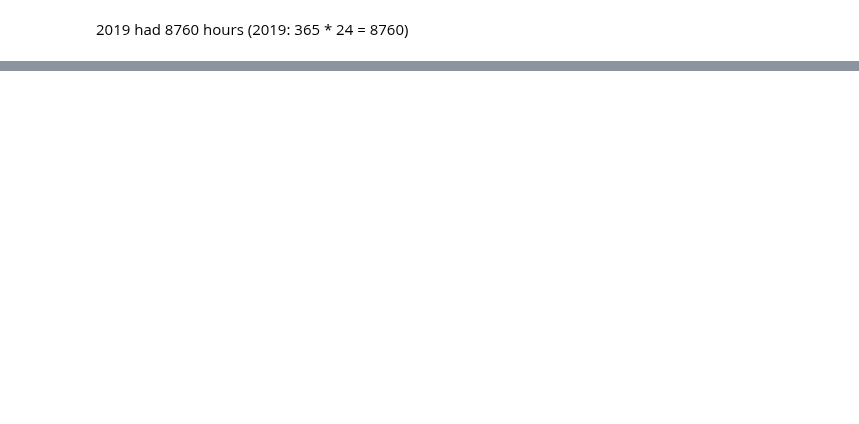
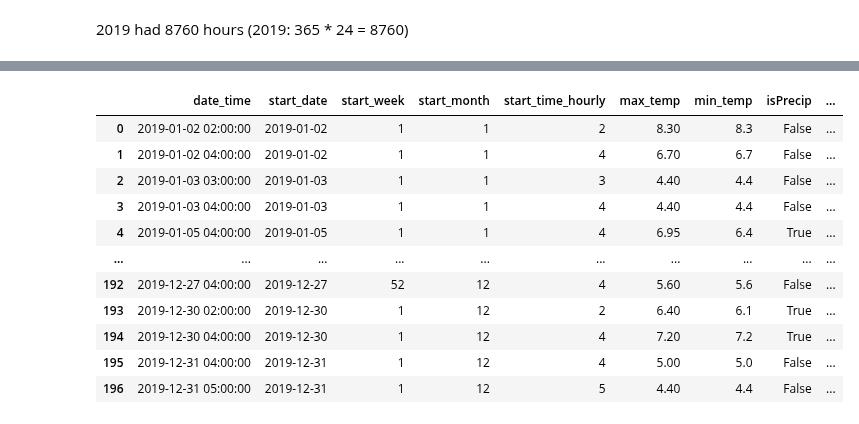
Before and after one commit to Hannah2800/AA_2022_PythonPandas, a Jupyter notebook: Task 1 - Data Collection and Preparation.ipynb, the cells around one changed output, grey strips where cells are left out. Saved outputs shown, nothing was run; the diff lists cells and outputs as text; code cells hidden in the pictures; blank space fills up the shorter version.

```diff
--- a/Task 1 - Data Collection and Preparation.ipynb
+++ b/Task 1 - Data Collection and Preparation.ipynb
@@ -1444,7 +1444,7 @@ print("2019 had 8760 hours (2019:  365 * 24 = 8760). So we don't have data for",
 We will add the missing hours in the following (step 1.5) in a new dataset with slightly less features to avoid features with null values in our datasets
 # %%
 # Create duplicate for step "1.5 Adding an additional dataset that contains all the hours of 2019"
-dfPhiladelphiaWith0Trips = dfPhiladelphia
+dfPhiladelphiaIncluding0Trips = dfPhiladelphia
 # %% [markdown]
 ### Our final Tripdataset `dfPhiladelphia` (it does NOT contain data for hours when there was no trip) looks like this:
 # %%
@@ -1532,8 +1565,9 @@ print(len(everyHourOf2019.unique()), "unique values")
 # %% [markdown]
 2019 had 8760 hours (2019:  365 * 24 = 8760)
 # %%
-# Locate missing hours in dfPhiladelphiaWith0Trips
-dfPhiladelphiaWith0Trips["start_time_for_merge"] = dfPhiladelphiaWith0Trips["start_time"].dt.round("H")
-dfMissingHours = pd.merge(everyHourOf2019, dfPhiladelphiaWith0Trips, left_on="date_time", right_on="start_time_for_merge", how="left")
-dfMissingHours = dfMissingHours[dfMissingHours.isna().any(axis=1)]["date_time"]
+# Locate missing hours in dfPhiladelphiaIncluding0Trips
+dfPhiladelphiaIncluding0Trips["start_time_for_merge"] = dfPhiladelphiaIncluding0Trips["start_time"].dt.round("H")
+dfMissingHours = pd.merge(everyHourOf2019, dfPhiladelphiaIncluding0Trips, left_on="date_time", right_on="start_time_for_merge", how="left")
+dfMissingHours = dfMissingHours[dfMissingHours.isna().any(axis=1)][["date_time"]]
+dfMissingHours.reset_index(drop=True, inplace=True)
 dfMissingHours
@@ -1540,40 +1593,53 @@ dfMissingHours
 # %%
 # Prepare all features (which don't create null values) in dfMissingHours before merge
+
 ## 'start_date'
-dfMissingHours["start_date"] =
-## 'end_date'
-dfMissingHours["end_date"] =
+dfMissingHours["start_date"] = dfMissingHours["date_time"].dt.round("H").dt.date
+
+## 'start_week'
+dfMissingHours["start_week"] = dfMissingHours['date_time'].dt.round("H").dt.isocalendar()["week"]
+
+## 'start_month'
+dfMissingHours["start_month"] = dfMissingHours['date_time'].dt.round("H").dt.month
+
 ## 'start_time_hourly'
-dfMissingHours["start_time_hourly"] =
-## 'end_time_hourly'
-dfMissingHours["end_time_hourly"] =
-## 'min_temp'
-dfMissingHours["min_temp"] =
-## 'max_temp'
-dfMissingHours["max_temp"] =
-## 'isPrecip'
-dfMissingHours["isPrecip"] =
+dfMissingHours["start_time_hourly"] = dfMissingHours["date_time"].dt.hour
+
+## 'min_temp', 'max_temp' & 'isPrecip'
+dfMissingHours = pd.merge(dfMissingHours, dfWeather, on="date_time", how="left")
+
 ## 'dayOfWeek'
-dfMissingHours["dayOfWeek"] =
+dfMissingHours["dayOfWeek"] = pd.to_datetime(dfMissingHours["start_date"]).dt.day_name()
+
 ## 'isWeekend'
-dfMissingHours["isWeekend"] =
+dfMissingHours["isWeekend"] = dfMissingHours["dayOfWeek"].map(isWeekend)
+
 ## 'season'
-dfMissingHours["season"] =
+dfMissingHours["season"] = dfMissingHours["start_date"].map(day_match).map(day_to_season)
+
 ## 'isHoliday'
-dfMissingHours["isHoliday"] =
+dfMissingHours = dfMissingHours.assign(isHoliday=lambda x: x["start_date"].apply(lambda h: h in us_holidays))
+
 ## 'isRushhour'
-dfMissingHours["isRushhour"] =
+dfMissingHours["isRushhour"] = dfMissingHours['start_time_hourly'].apply(lambda x:isRushhour(x))
+
 ## 'numOfRentedBikesHourly'
-dfMissingHours["numOfRentedBikesHourly"] =
-## 'numOfRentedBikesDaily'
-dfMissingHours["numOfRentedBikesDaily"] =
-## 'numOfRentedBikesWeekly'
-dfMissingHours["numOfRentedBikesWeekly"] =
-## 'numOfRentedBikesMonthly'
-dfMissingHours["numOfRentedBikesMonthly"] =
-## 'numOfRentedBikesHourlyStationDependent'
-dfMissingHours["numOfRentedBikesHourlyStationDependent"] =
-## 'start_week'
-dfMissingHours["start_week"] =
-## 'start_month'
-dfMissingHours["start_month"] =
+dfMissingHours["numOfRentedBikesHourly"] = 0
+
+## 'numOfRentedBikesDaily', 'numOfRentedBikesWeekly', 'numOfRentedBikesMonthly' & 'numOfRentedBikesHourlyStationDependent'
+# not needed in this dataset for our analysis
+
+dfMissingHours
+# %% [output]
+|  | date_time | start_date | start_week | start_month | start_time_hourly | max_temp | min_temp | isPrecip | ... |
+| 0 | 2019-01-02 02:00:00 | 2019-01-02 | 1 | 1 | 2 | 8.30 | 8.3 | False | ... |
+| 1 | 2019-01-02 04:00:00 | 2019-01-02 | 1 | 1 | 4 | 6.70 | 6.7 | False | ... |
+| 2 | 2019-01-03 03:00:00 | 2019-01-03 | 1 | 1 | 3 | 4.40 | 4.4 | False | ... |
+| 3 | 2019-01-03 04:00:00 | 2019-01-03 | 1 | 1 | 4 | 4.40 | 4.4 | False | ... |
+| 4 | 2019-01-05 04:00:00 | 2019-01-05 | 1 | 1 | 4 | 6.95 | 6.4 | True | ... |
+| ... | ... | ... | ... | ... | ... | ... | ... | ... | ... |
+| 192 | 2019-12-27 04:00:00 | 2019-12-27 | 52 | 12 | 4 | 5.60 | 5.6 | False | ... |
+| 193 | 2019-12-30 02:00:00 | 2019-12-30 | 1 | 12 | 2 | 6.40 | 6.1 | True | ... |
+| 194 | 2019-12-30 04:00:00 | 2019-12-30 | 1 | 12 | 4 | 7.20 | 7.2 | True | ... |
+| 195 | 2019-12-31 04:00:00 | 2019-12-31 | 1 | 12 | 4 | 5.00 | 5.0 | False | ... |
+| 196 | 2019-12-31 05:00:00 | 2019-12-31 | 1 | 12 | 5 | 4.40 | 4.4 | False | ... |
```
Also changed, not shown: parts of 20 cells of this notebook, 3 other files.
